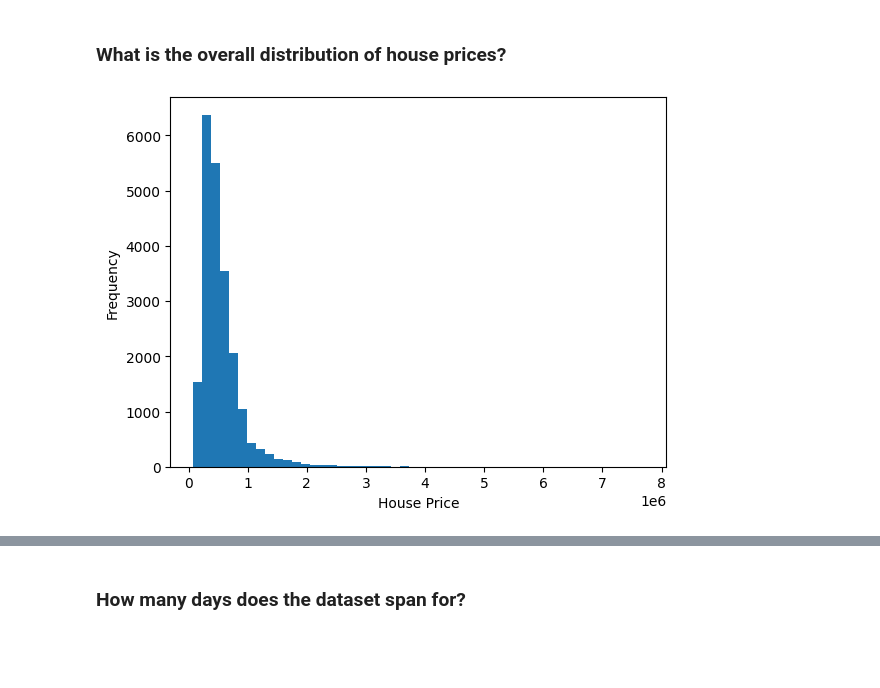
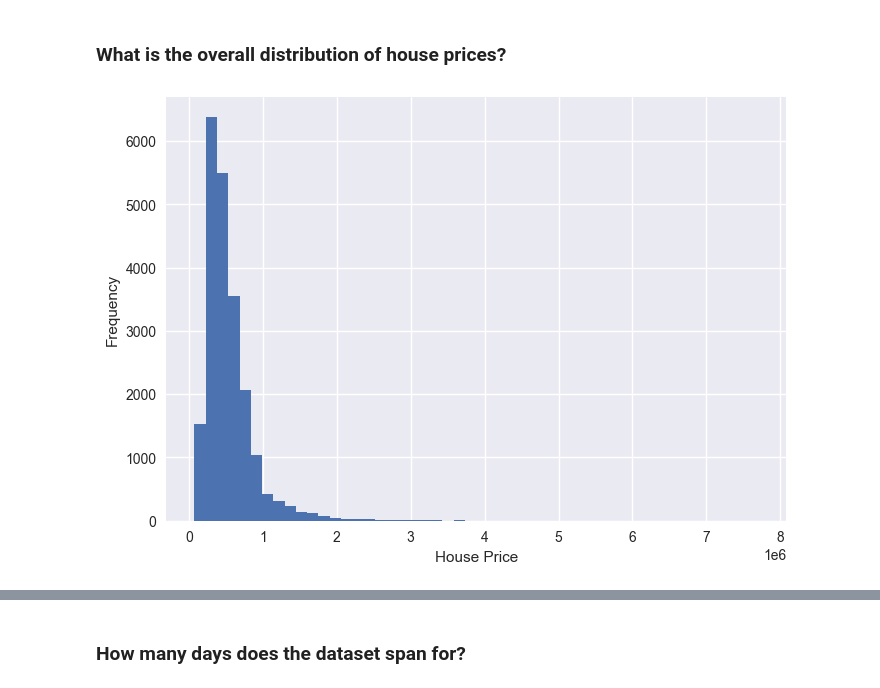
Before and after one commit to YaqoobD/KC_houses_data_Analysis, a Jupyter notebook: houses_sale.ipynb, the cells around one changed output, grey strips where cells are left out. Drawn from its saved outputs; the diff is of its cells as text; code cells hidden in the pictures; blank space fills up the shorter version.

```diff
--- a/houses_sale.ipynb
+++ b/houses_sale.ipynb
@@ -116,11 +136,12 @@ memory usage: 3.5 MB
 ### What is the overall distribution of house prices?
 # %%
 # Create histogram of house prices
+plt.style.use('seaborn-v0_8')
 plt.hist(sales['price'], bins=50)
 plt.xlabel('House Price')
 plt.ylabel('Frequency')
 plt.show()
 # %% [output]
-[figure, old version]
+[figure, new version]
 # %%
 # Plotting the distribution of sale prices using seaborn's distplot function
```
Also changed, not shown: parts of 15 cells of this notebook.
